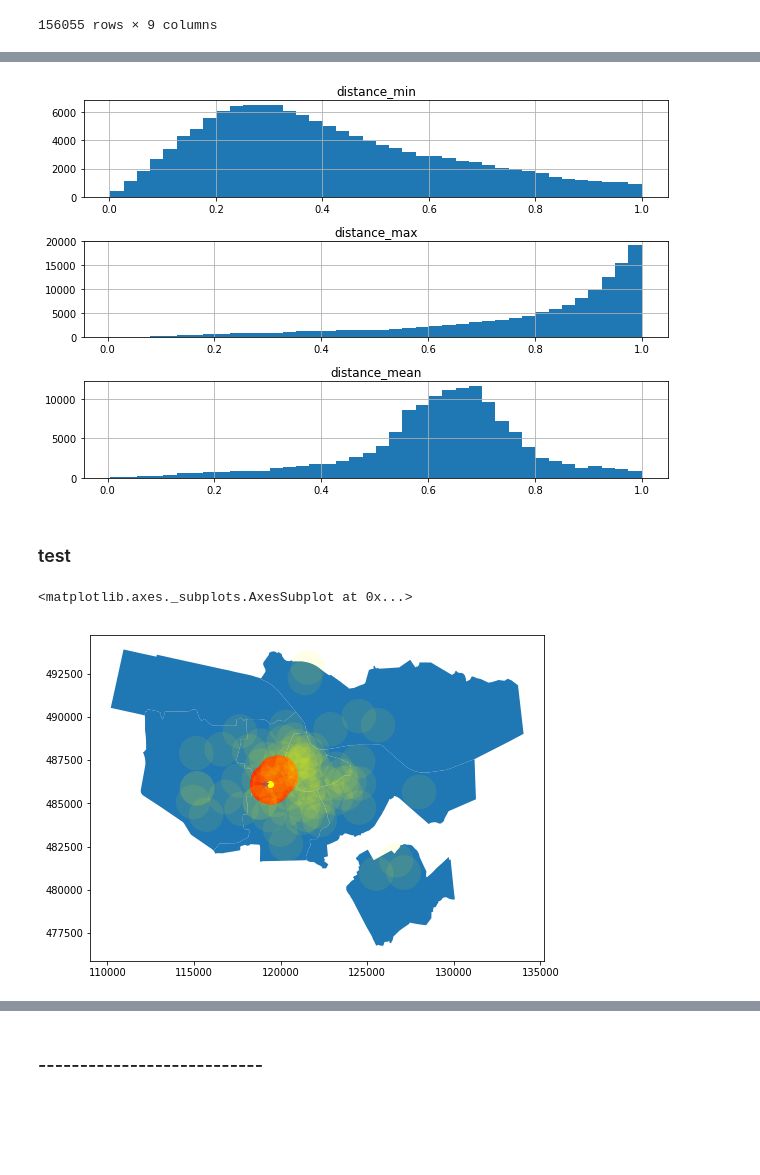
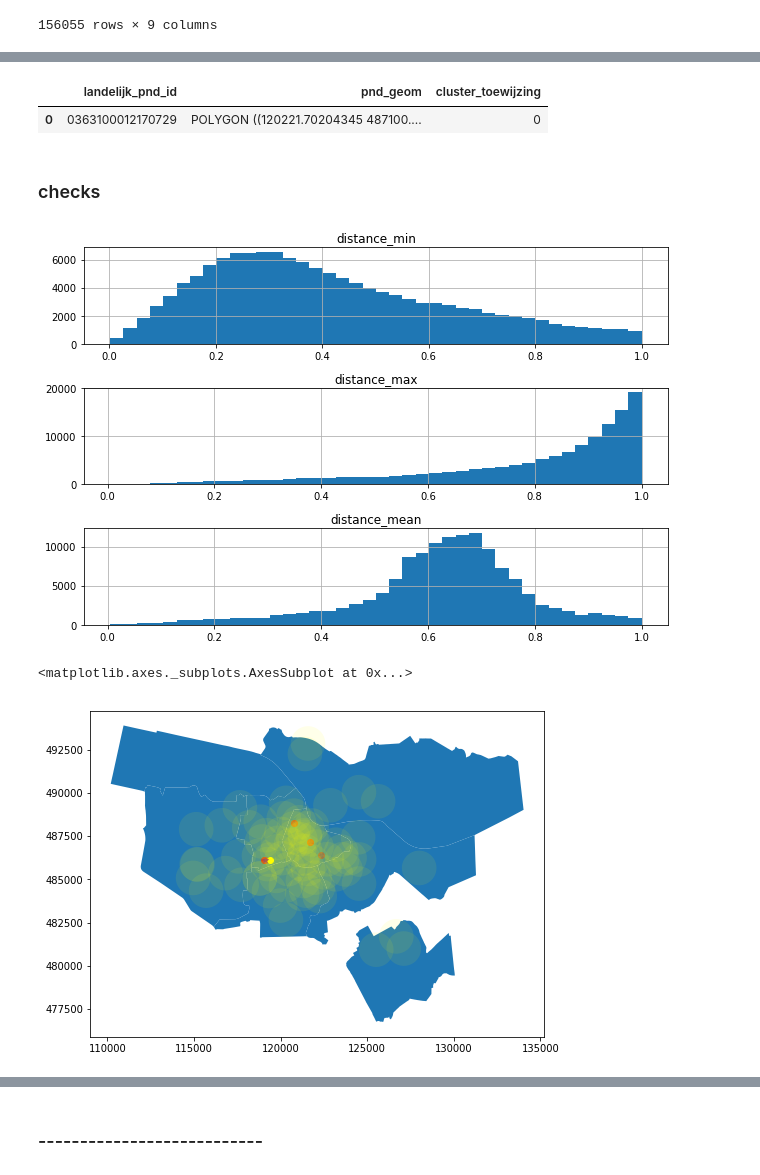
Before and after one commit to rmania/distance_matrix_datapipeline, a Jupyter notebook: munge/distance_test.ipynb, the cells around one changed output, grey strips where cells are left out. Drawn from its saved outputs; the diff is of its cells as text; code cells hidden in the pictures; blank space fills up the shorter version.

```diff
--- a/munge/distance_test.ipynb
+++ b/munge/distance_test.ipynb
@@ -16,7 +17,7 @@ import wfs_processing as wfs
 # %%
 PATH = '../data/'
 # files
-bag = 'bag_full.csv'
+bag_full = 'bag_full.csv'
 bag_clusters = 'bag_cluster.csv'
 ah = 'ah_vestigingen.csv'
 # crs
@@ -200,3 +196,12 @@ dist
 | 156053 | Zuidoost | vot | 153145 | POINT (125416 480759) | 29504 | 0.214535 | 0.214535 | 0.214535 | ... |
 | 156054 | Zuidoost | vot | 153146 | POINT (125255 480771) | 29504 | 0.318130 | 0.318130 | 0.318130 | ... |
 156055 rows × 9 columns
+# %%
+# bag clusters
+keep_cols = ['landelijk_pnd_id', 'pnd_geom', 'cluster_toewijzing']
+bag = pd.read_csv(PATH + bag_full, dtype=str, usecols=keep_cols)
+bag['pnd_geom'] = bag['pnd_geom'].apply(lambda x: wkb.loads(x, hex=True))
+bag = gpd.GeoDataFrame(bag, crs= crs, geometry='pnd_geom')
+
+# deduplication
+bag = bag.drop_duplicates(subset = ['landelijk_pnd_id', 'cluster_toewijzing'])
@@ -203,22 +221,30 @@ dist
+# %%
+bag.head(1)
+# %% [output]
+|  | landelijk_pnd_id | pnd_geom | cluster_toewijzing |
+| 0 | 0363100012170729 | POLYGON ((120221.70204345 487100.... | 0 |
+# %%
+distance_df = (pd.merge(dist, bag, on =['cluster_toewijzing'], how='inner')
+ .sort_values('cluster_toewijzing'))
+# %% [markdown]
+### checks
 # %%
 num_cols = ['distance_min', 'distance_max', 'distance_mean']
 fig, ax = plt.subplots(len(num_cols), 1, figsize= [9,6])
 
-for i, col in enumerate(dist[num_cols].columns):
-    dist.query("distance_min != 2")[col].dropna().hist(bins=40, ax=ax[i])
+for i, col in enumerate(distance_df[num_cols].columns):
+    distance_df.query("distance_min != 2")[col].dropna().hist(bins=40, ax=ax[i])
     ax[i].set_title(col)
 plt.tight_layout()
 # %% [output]
-[figure, old version]
+[figure, new version]
-# %% [markdown]
-### test
 # %%
 fig, ax= plt.subplots(figsize=[15,6])
 sd.plot(ax=ax)
 test.plot(ax=ax, color='red', alpha=.1)
 ah[ah.zaak_id == '5311']['geometry'].plot(ax=ax, color='yellow')
-test[test.cluster_toewijzing == '154156'].plot(ax=ax, marker='*', color='purple')
+distance_df[distance_df.cluster_toewijzing == '154156'].plot(ax=ax, marker='*', color='purple')
 gpd.GeoSeries(ah.geometry.buffer(1000)).plot(ax=ax, color='yellow', alpha=.085)
 # %% [output]
 <matplotlib.axes._subplots.AxesSubplot at 0x...>
-[figure, old version]
+[figure, new version]
```
Also changed, not shown: parts of 14 cells of this notebook.
